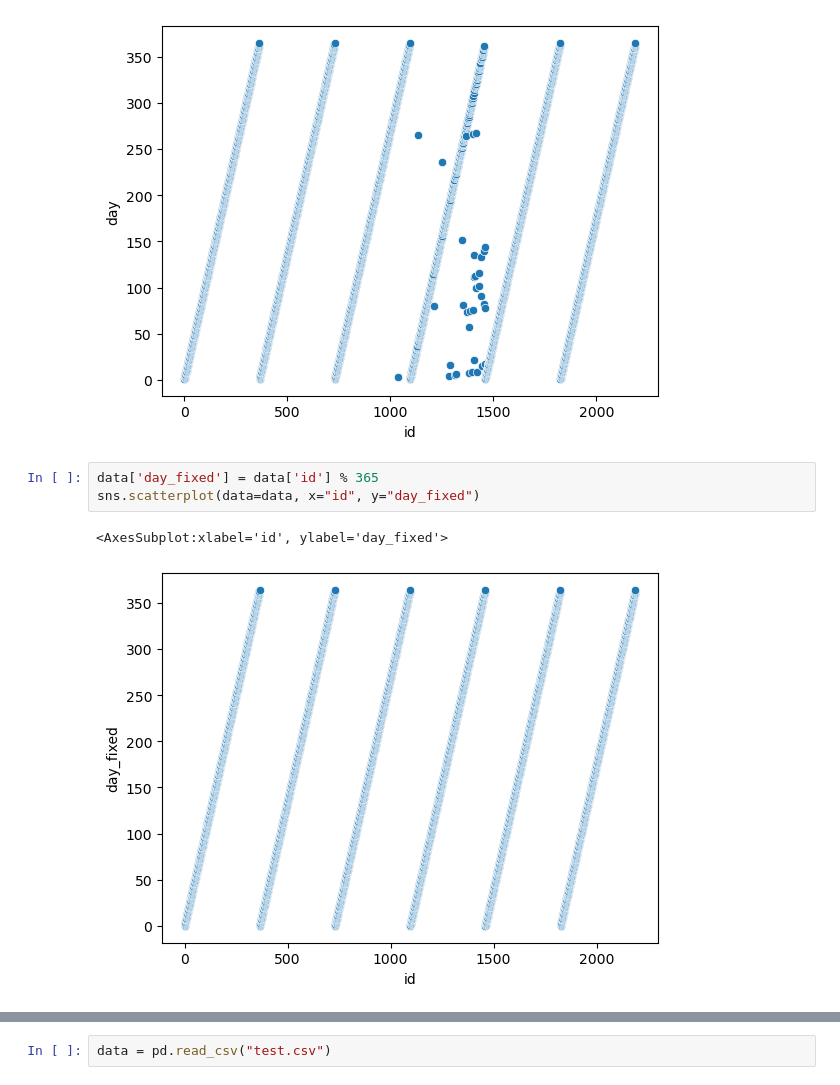
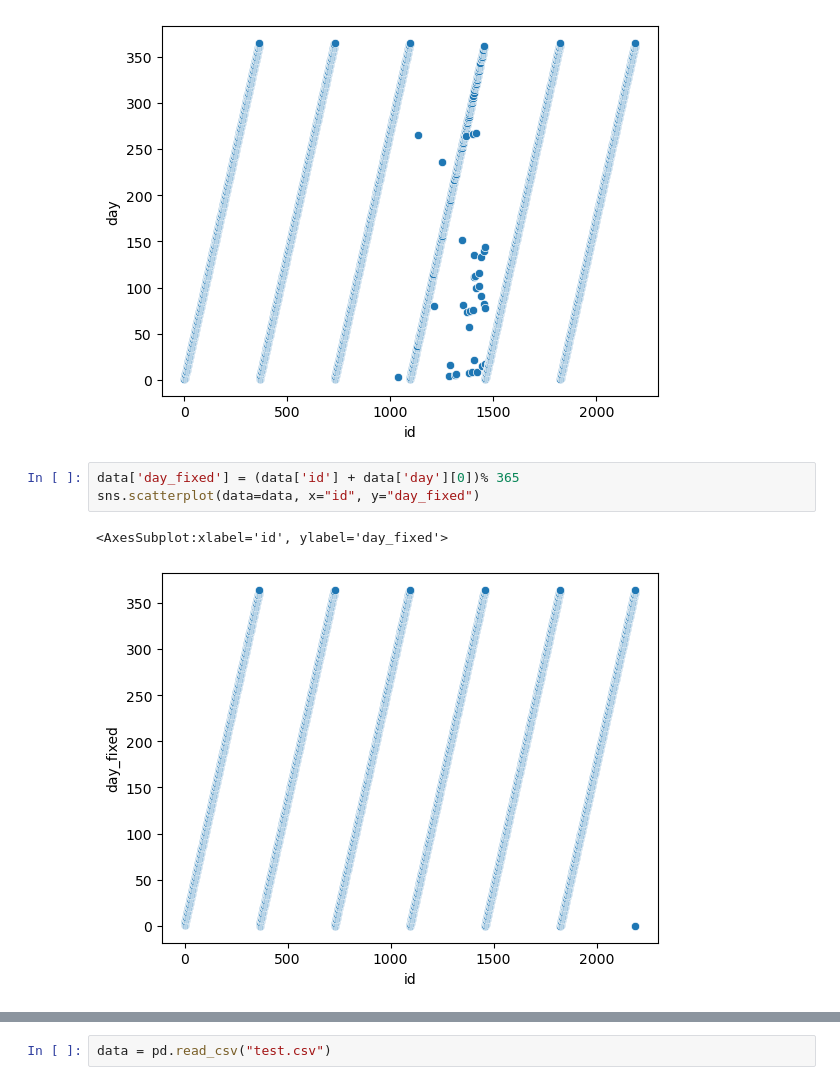
Before and after one commit to richardjana/kaggle, a Jupyter notebook: Playground_Series_5_03--Binary_Prediction_with_a_Rainfall_Dataset/explore_dataset.ipynb, the cells around one changed output, grey strips where cells are left out. Drawn from its saved outputs; the diff is of its cells as text.

```diff
--- a/Playground_Series_5_03--Binary_Prediction_with_a_Rainfall_Dataset/explore_dataset.ipynb
+++ b/Playground_Series_5_03--Binary_Prediction_with_a_Rainfall_Dataset/explore_dataset.ipynb
@@ -57,8 +57,8 @@ sns.scatterplot(data=data, x="id", y="day")
 <AxesSubplot:xlabel='id', ylabel='day'>
 [figure]
 # %%
-data['day_fixed'] = data['id'] % 365
+data['day_fixed'] = (data['id'] + data['day'][0])% 365
 sns.scatterplot(data=data, x="id", y="day_fixed")
 # %% [output]
 <AxesSubplot:xlabel='id', ylabel='day_fixed'>
-[figure, old version]
+[figure, new version]
```
Also changed, not shown: parts of 7 cells of this notebook.
